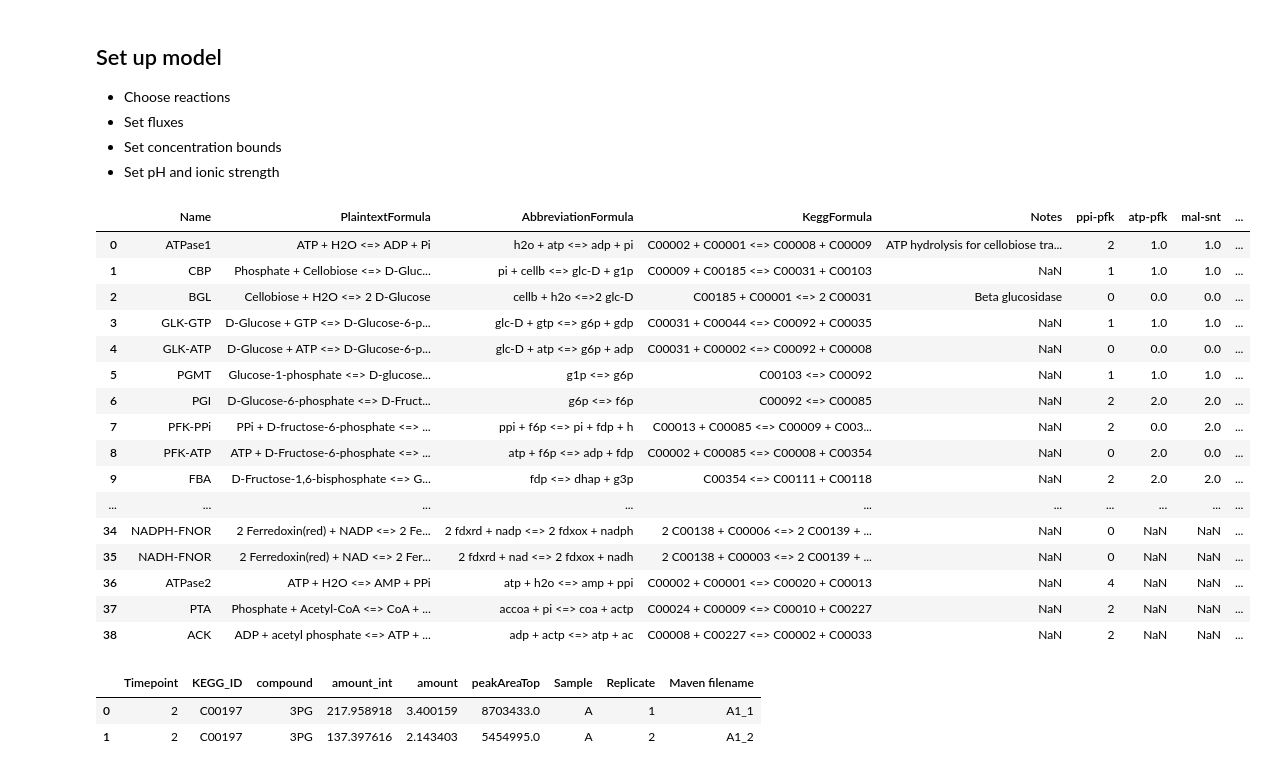
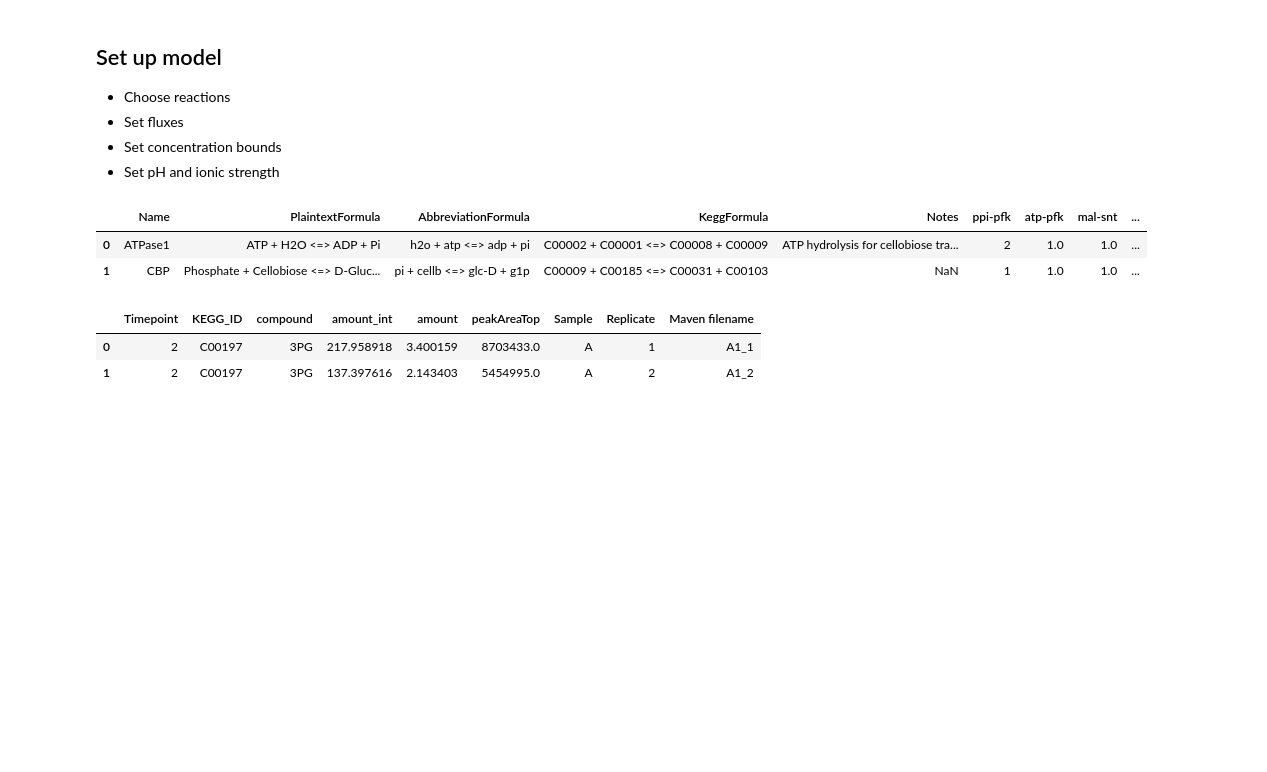
Before and after one commit to satyakamdash/Ctherm_thermo, a Jupyter notebook: Check_data_feasibility_avg_OD_4_30_19.ipynb, the cells around one changed output. Saved outputs shown, nothing was run; the diff lists cells and outputs as text; code cells hidden in the pictures; blank space fills up the shorter version.

```diff
--- a/Check_data_feasibility_avg_OD_4_30_19.ipynb
+++ b/Check_data_feasibility_avg_OD_4_30_19.ipynb
@@ -52,25 +52,11 @@ ktaDict = dict(zip(kta.index.str.upper(), kta['ABBREVIATION'].values))
 os.chdir('/Users/satyakam/Dropbox/work/component_contribution_ctherm')
 # %%
 allRxnDf = pd.read_excel('cth_thermo_model_DO_SD9.xlsx', sheet_name = 'reactions')
-allRxnDf
+allRxnDf[:2]
 # %% [output]
 |  | Name | PlaintextFormula | AbbreviationFormula | KeggFormula | Notes | ppi-pfk | atp-pfk | mal-snt | ... |
 | 0 | ATPase1 | ATP + H2O <=> ADP + Pi | h2o + atp <=> adp + pi | C00002 + C00001 <=> C00008 + C00009 | ATP hydrolysis for cellobiose tra... | 2 | 1.0 | 1.0 | ... |
 | 1 | CBP | Phosphate + Cellobiose <=> D-Gluc... | pi + cellb <=> glc-D + g1p | C00009 + C00185 <=> C00031 + C00103 | NaN | 1 | 1.0 | 1.0 | ... |
-| 2 | BGL | Cellobiose + H2O <=> 2 D-Glucose | cellb + h2o <=>2 glc-D | C00185 + C00001 <=> 2 C00031 | Beta glucosidase | 0 | 0.0 | 0.0 | ... |
-| 3 | GLK-GTP | D-Glucose + GTP <=> D-Glucose-6-p... | glc-D + gtp <=> g6p + gdp | C00031 + C00044 <=> C00092 + C00035 | NaN | 1 | 1.0 | 1.0 | ... |
-| 4 | GLK-ATP | D-Glucose + ATP <=> D-Glucose-6-p... | glc-D + atp <=> g6p + adp | C00031 + C00002 <=> C00092 + C00008 | NaN | 0 | 0.0 | 0.0 | ... |
-| 5 | PGMT | Glucose-1-phosphate <=> D-glucose... | g1p <=> g6p | C00103 <=> C00092 | NaN | 1 | 1.0 | 1.0 | ... |
-| 6 | PGI | D-Glucose-6-phosphate <=> D-Fruct... | g6p <=> f6p | C00092 <=> C00085 | NaN | 2 | 2.0 | 2.0 | ... |
-| 7 | PFK-PPi | PPi + D-fructose-6-phosphate <=> ... | ppi + f6p <=> pi + fdp + h | C00013 + C00085 <=> C00009 + C003... | NaN | 2 | 0.0 | 2.0 | ... |
-| 8 | PFK-ATP | ATP + D-Fructose-6-phosphate <=> ... | atp + f6p <=> adp + fdp | C00002 + C00085 <=> C00008 + C00354 | NaN | 0 | 2.0 | 0.0 | ... |
-| 9 | FBA | D-Fructose-1,6-bisphosphate <=> G... | fdp <=> dhap + g3p | C00354 <=> C00111 + C00118 | NaN | 2 | 2.0 | 2.0 | ... |
-| ... | ... | ... | ... | ... | ... | ... | ... | ... | ... |
-| 34 | NADPH-FNOR | 2 Ferredoxin(red) + NADP <=> 2 Fe... | 2 fdxrd + nadp <=> 2 fdxox + nadph | 2 C00138 + C00006 <=> 2 C00139 + ... | NaN | 0 | NaN | NaN | ... |
-| 35 | NADH-FNOR | 2 Ferredoxin(red) + NAD <=> 2 Fer... | 2 fdxrd + nad <=> 2 fdxox + nadh | 2 C00138 + C00003 <=> 2 C00139 + ... | NaN | 0 | NaN | NaN | ... |
-| 36 | ATPase2 | ATP + H2O <=> AMP + PPi | atp + h2o <=> amp + ppi | C00002 + C00001 <=> C00020 + C00013 | NaN | 4 | NaN | NaN | ... |
-| 37 | PTA | Phosphate + Acetyl-CoA <=> CoA + ... | accoa + pi <=> coa + actp | C00024 + C00009 <=> C00010 + C00227 | NaN | 2 | NaN | NaN | ... |
-| 38 | ACK | ADP + acetyl phosphate <=> ATP + ... | adp + actp <=> atp + ac | C00008 + C00227 <=> C00002 + C00033 | NaN | 2 | NaN | NaN | ... |
 # %%
 # choose a flux set, and drop all of the zero-flux reactions
 # loop over fluxsets to generate multiple models
```
Also changed, not shown: parts of 4 cells of this notebook, 10 other files.
